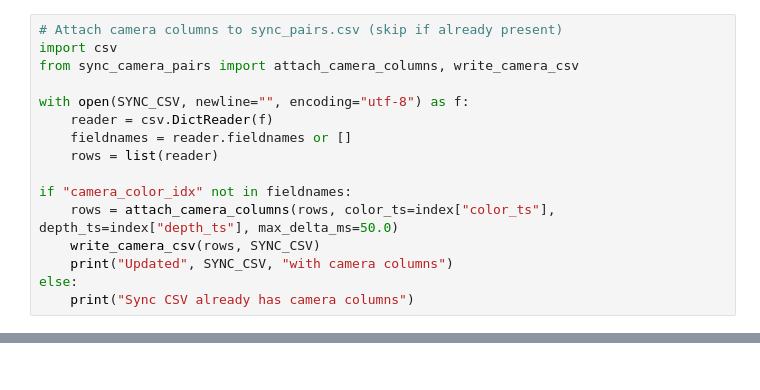
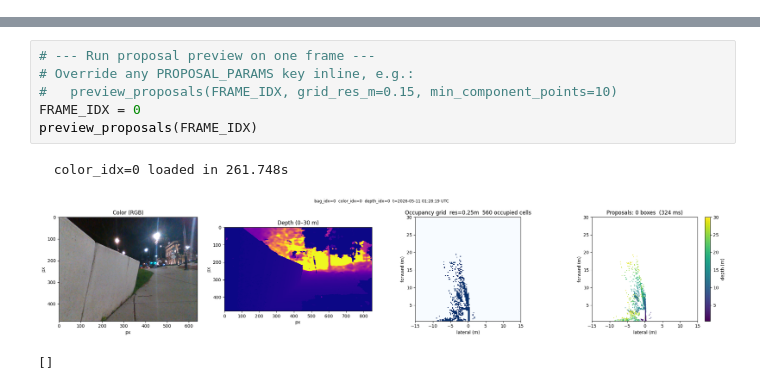
Before and after one commit to juntingdeng/radar, a Jupyter notebook: code/sync/camera_frame_testbench.ipynb, the cells around one changed output, grey strips where cells are left out. Drawn from its saved outputs; the diff is of its cells as text.

Commit message:
add camera processe and object box proposal (but performance not good)

```diff
--- a/code/sync/camera_frame_testbench.ipynb
+++ b/code/sync/camera_frame_testbench.ipynb
@@ -56,16 +74,0 @@ print(f"depth frames: {len(index['depth_ts'])}")
-# %%
-# Attach camera columns to sync_pairs.csv (skip if already present)
-import csv
-from sync_camera_pairs import attach_camera_columns, write_camera_csv
-
-with open(SYNC_CSV, newline="", encoding="utf-8") as f:
-    reader = csv.DictReader(f)
-    fieldnames = reader.fieldnames or []
-    rows = list(reader)
-
-if "camera_color_idx" not in fieldnames:
-    rows = attach_camera_columns(rows, color_ts=index["color_ts"], depth_ts=index["depth_ts"], max_delta_ms=50.0)
-    write_camera_csv(rows, SYNC_CSV)
-    print("Updated", SYNC_CSV, "with camera columns")
-else:
-    print("Sync CSV already has camera columns")
@@ -150,0 +707,10 @@ def _scrub(pair_idx: int):
+# %%
+# --- Run proposal preview on one frame ---
+# Override any PROPOSAL_PARAMS key inline, e.g.:
+#   preview_proposals(FRAME_IDX, grid_res_m=0.15, min_component_points=10)
+FRAME_IDX = 0
+preview_proposals(FRAME_IDX)
+# %% [output]
+  color_idx=0 loaded in 261.748s
+[figure, added]
+[]
```
Also changed, not shown: parts of 18 cells of this notebook, 11 other files.
